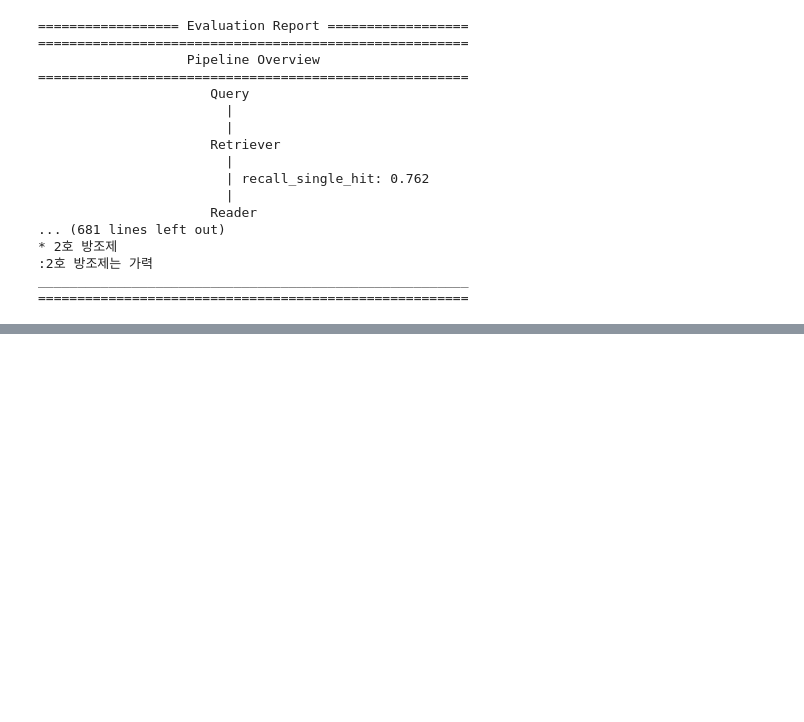
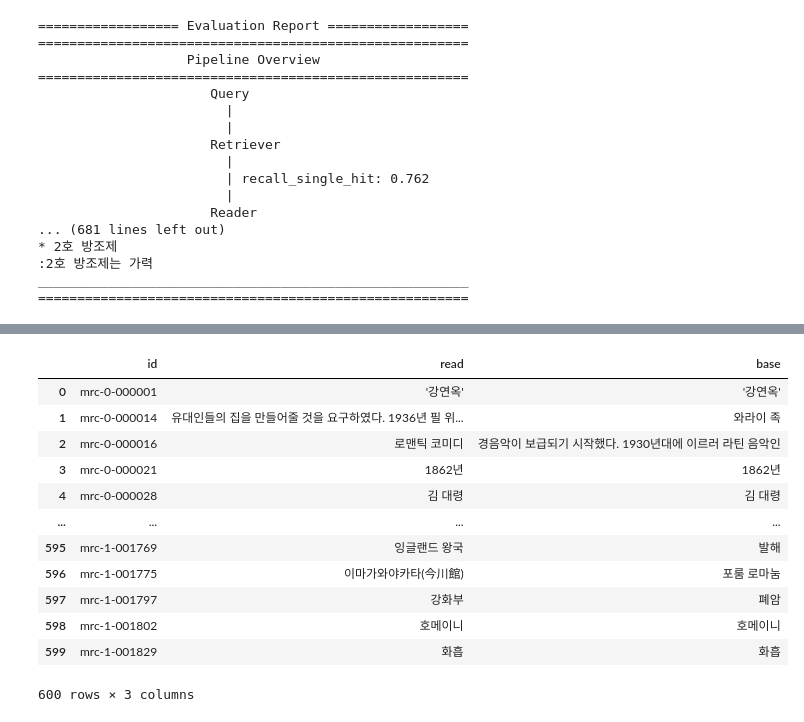
Before and after one commit to boostcampaitech5/level2_nlp_mrc-nlp-01, a Jupyter notebook: code/pipeline_analysis.ipynb, the cells around one changed output, grey strips where cells are left out. Cells and saved outputs as stored; diff of their text form; code cells hidden in the pictures; blank space fills up the shorter version.

```diff
--- a/code/pipeline_analysis.ipynb
+++ b/code/pipeline_analysis.ipynb
@@ -79,0 +112,17 @@ print(metrics["Reader"]["sas"])
+# %%
+df_test = pd.read_csv('/opt/ml/input/data/test.csv')
+df_test = df_test.set_index('id')
+# %% [output]
+|  | id | read | base |
+| 0 | mrc-0-000001 | '강연옥' | '강연옥' |
+| 1 | mrc-0-000014 | 유대인들의 집을 만들어줄 것을 요구하였다. 1936년 필 위... | 와라이 족 |
+| 2 | mrc-0-000016 | 로맨틱 코미디 | 경음악이 보급되기 시작했다. 1930년대에 이르러 라틴 음악인 |
+| 3 | mrc-0-000021 | 1862년 | 1862년 |
+| 4 | mrc-0-000028 | 김 대령 | 김 대령 |
+| ... | ... | ... | ... |
+| 595 | mrc-1-001769 | 잉글랜드 왕국 | 발해 |
+| 596 | mrc-1-001775 | 이마가와야카타(今川館) | 포룸 로마눔 |
+| 597 | mrc-1-001797 | 강화부 | 폐암 |
+| 598 | mrc-1-001802 | 호메이니 | 호메이니 |
+| 599 | mrc-1-001829 | 화흡 | 화흡 |
+600 rows × 3 columns
```
Also changed, not shown: parts of 14 cells of this notebook, 3 other files.
